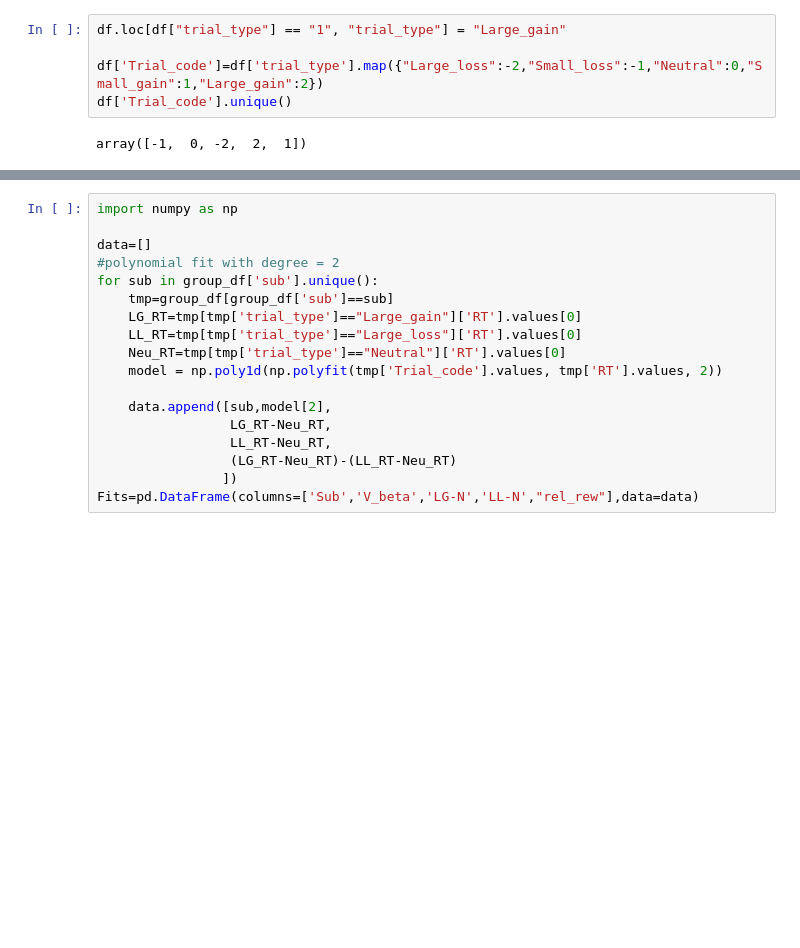
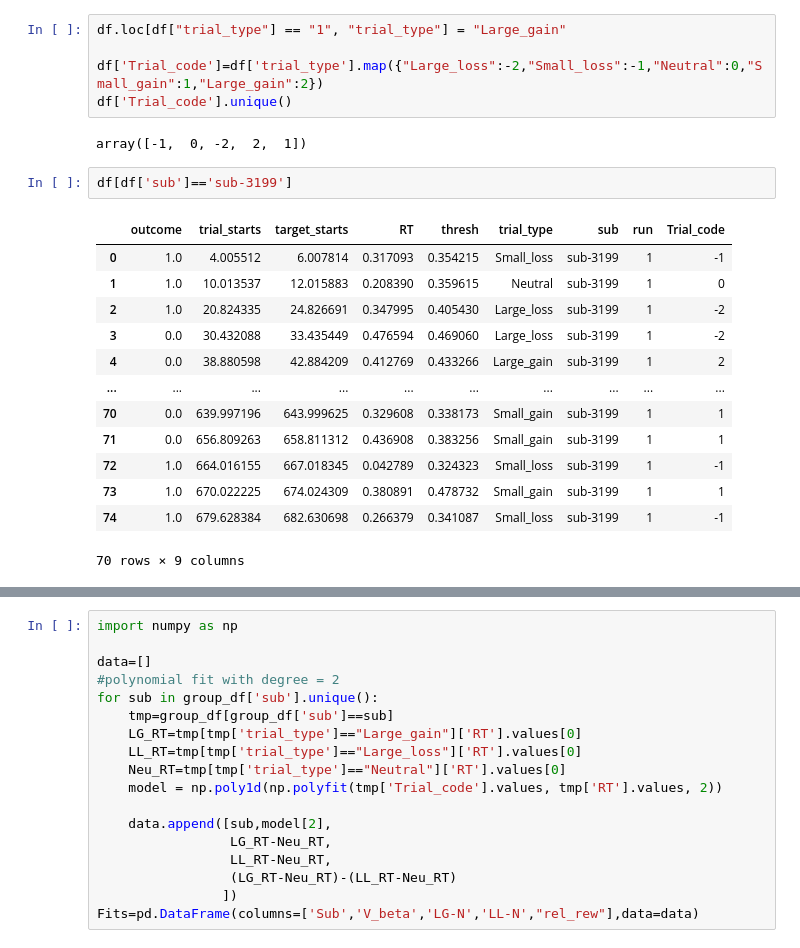
Before and after one commit to DVS-Lab/istart-mid, a Jupyter notebook: code/Behave.ipynb, the cells around one changed output, grey strips where cells are left out. Drawn from its saved outputs; the diff is of its cells as text; blank space fills up the shorter version.

```diff
--- a/code/Behave.ipynb
+++ b/code/Behave.ipynb
@@ -172,6 +176,22 @@ df['Trial_code']=df['trial_type'].map({"Large_loss":-2,"Small_loss":-1,"Neutral"
 df['Trial_code'].unique()
 # %% [output]
 array([-1,  0, -2,  2,  1])
+# %%
+df[df['sub']=='sub-3199']
+# %% [output]
+|  | outcome | trial_starts | target_starts | RT | thresh | trial_type | sub | run | Trial_code |
+| 0 | 1.0 | 4.005512 | 6.007814 | 0.317093 | 0.354215 | Small_loss | sub-3199 | 1 | -1 |
+| 1 | 1.0 | 10.013537 | 12.015883 | 0.208390 | 0.359615 | Neutral | sub-3199 | 1 | 0 |
+| 2 | 1.0 | 20.824335 | 24.826691 | 0.347995 | 0.405430 | Large_loss | sub-3199 | 1 | -2 |
+| 3 | 0.0 | 30.432088 | 33.435449 | 0.476594 | 0.469060 | Large_loss | sub-3199 | 1 | -2 |
+| 4 | 0.0 | 38.880598 | 42.884209 | 0.412769 | 0.433266 | Large_gain | sub-3199 | 1 | 2 |
+| ... | ... | ... | ... | ... | ... | ... | ... | ... | ... |
+| 70 | 0.0 | 639.997196 | 643.999625 | 0.329608 | 0.338173 | Small_gain | sub-3199 | 1 | 1 |
+| 71 | 0.0 | 656.809263 | 658.811312 | 0.436908 | 0.383256 | Small_gain | sub-3199 | 1 | 1 |
+| 72 | 1.0 | 664.016155 | 667.018345 | 0.042789 | 0.324323 | Small_loss | sub-3199 | 1 | -1 |
+| 73 | 1.0 | 670.022225 | 674.024309 | 0.380891 | 0.478732 | Small_gain | sub-3199 | 1 | 1 |
+| 74 | 1.0 | 679.628384 | 682.630698 | 0.266379 | 0.341087 | Small_loss | sub-3199 | 1 | -1 |
+70 rows × 9 columns
 # %%
 df['run']=df['run'].astype(int)
 group_df=df.groupby(by=['sub','trial_type']).median()
```
Also changed, not shown: parts of 11 cells of this notebook, 7 other files.
